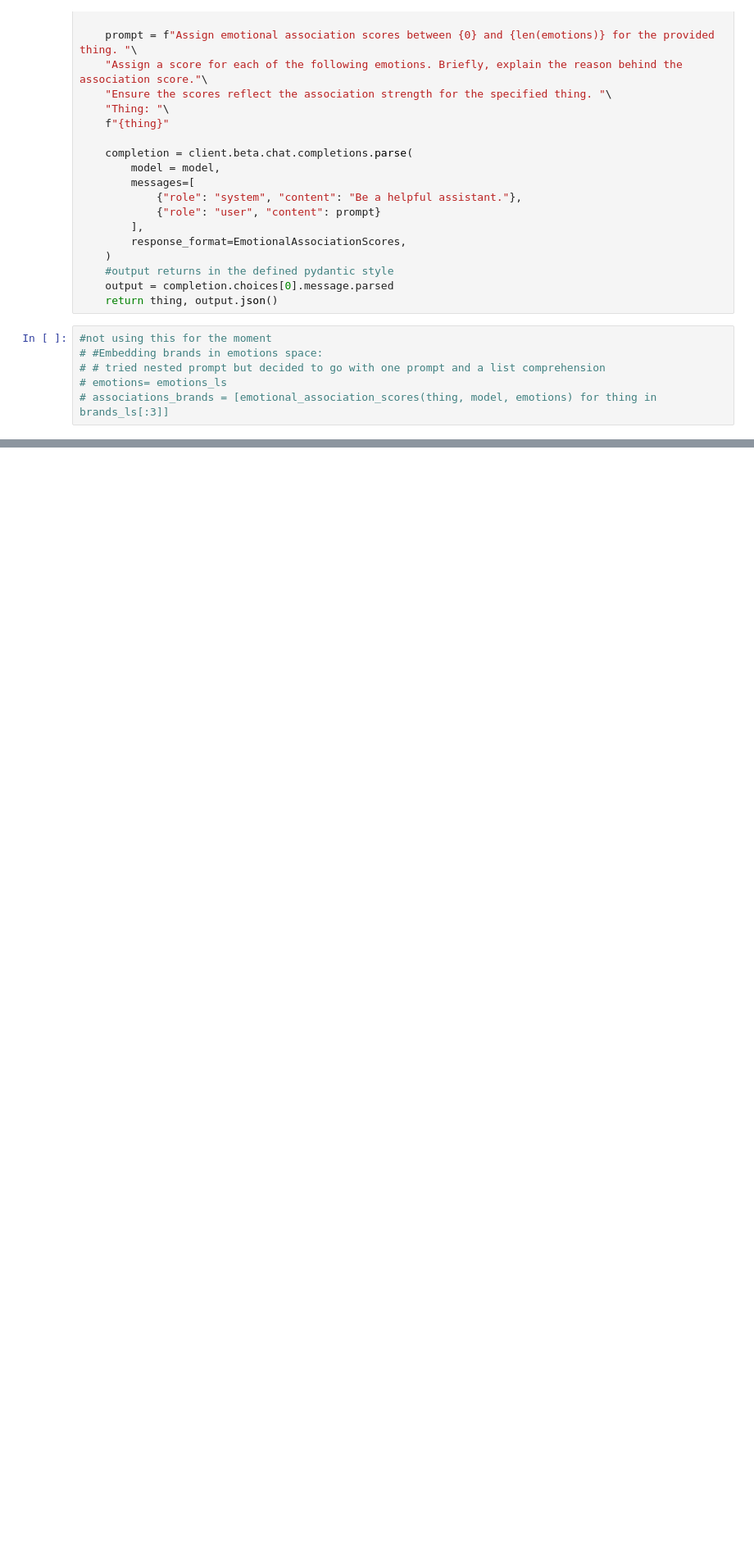
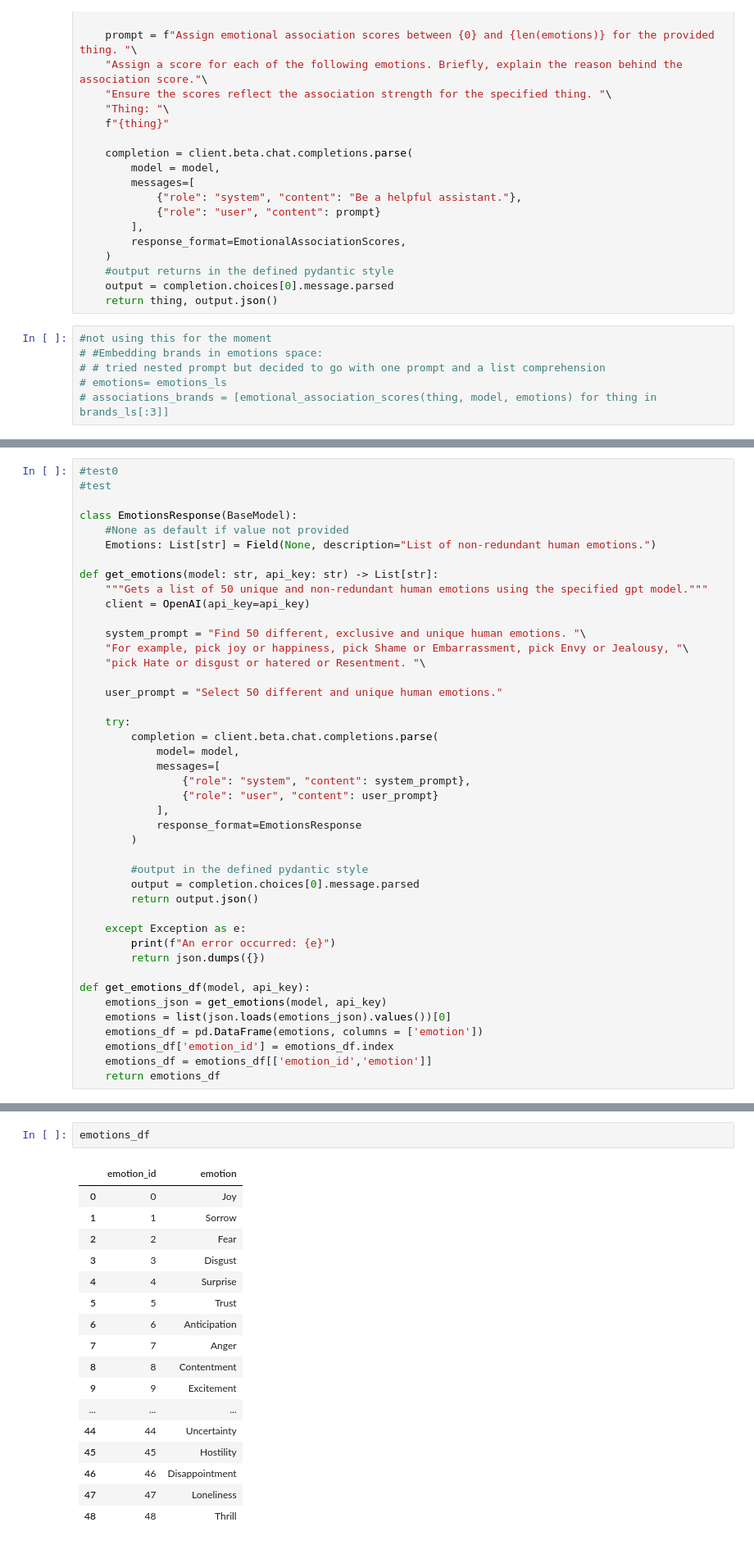
Before and after one commit to nedaresa/clothing_brand_recommender, a Jupyter notebook: explore.ipynb, the cells around one changed output, grey strips where cells are left out. Shown at 82% size. Saved outputs shown, nothing was run; the diff lists cells and outputs as text; blank space fills up the shorter version.

```diff
--- a/explore.ipynb
+++ b/explore.ipynb
@@ -312,0 +264,43 @@ Cosine Similarity: 0.794536124952284
+# %%
+#test0
+#test
+
+class EmotionsResponse(BaseModel):
+    #None as default if value not provided
+    Emotions: List[str] = Field(None, description="List of non-redundant human emotions.")
+
+def get_emotions(model: str, api_key: str) -> List[str]:
+    """Gets a list of 50 unique and non-redundant human emotions using the specified gpt model."""
+    client = OpenAI(api_key=api_key)
+
+    system_prompt = "Find 50 different, exclusive and unique human emotions. "\
+    "For example, pick joy or happiness, pick Shame or Embarrassment, pick Envy or Jealousy, "\
+    "pick Hate or disgust or hatered or Resentment. "\
+
+    user_prompt = "Select 50 different and unique human emotions."
+
+    try:
+        completion = client.beta.chat.completions.parse(
+            model= model,
+            messages=[
+                {"role": "system", "content": system_prompt},
+                {"role": "user", "content": user_prompt}
+            ],
+            response_format=EmotionsResponse
+        )
+
+        #output in the defined pydantic style
+        output = completion.choices[0].message.parsed
+        return output.json()
+
+    except Exception as e:
+        print(f"An error occurred: {e}")
+        return json.dumps({})
+
+def get_emotions_df(model, api_key):
+    emotions_json = get_emotions(model, api_key)
+    emotions = list(json.loads(emotions_json).values())[0]
+    emotions_df = pd.DataFrame(emotions, columns = ['emotion'])
+    emotions_df['emotion_id'] = emotions_df.index
+    emotions_df = emotions_df[['emotion_id','emotion']]
+    return emotions_df
@@ -312,0 +523,20 @@ Cosine Similarity: 0.794536124952284
+# %%
+emotions_df
+# %% [output]
+|  | emotion_id | emotion |
+| 0 | 0 | Joy |
+| 1 | 1 | Sorrow |
+| 2 | 2 | Fear |
+| 3 | 3 | Disgust |
+| 4 | 4 | Surprise |
+| 5 | 5 | Trust |
+| 6 | 6 | Anticipation |
+| 7 | 7 | Anger |
+| 8 | 8 | Contentment |
+| 9 | 9 | Excitement |
+| ... | ... | ... |
+| 44 | 44 | Uncertainty |
+| 45 | 45 | Hostility |
+| 46 | 46 | Disappointment |
+| 47 | 47 | Loneliness |
+| 48 | 48 | Thrill |
```
Also changed, not shown: parts of 21 cells of this notebook.
